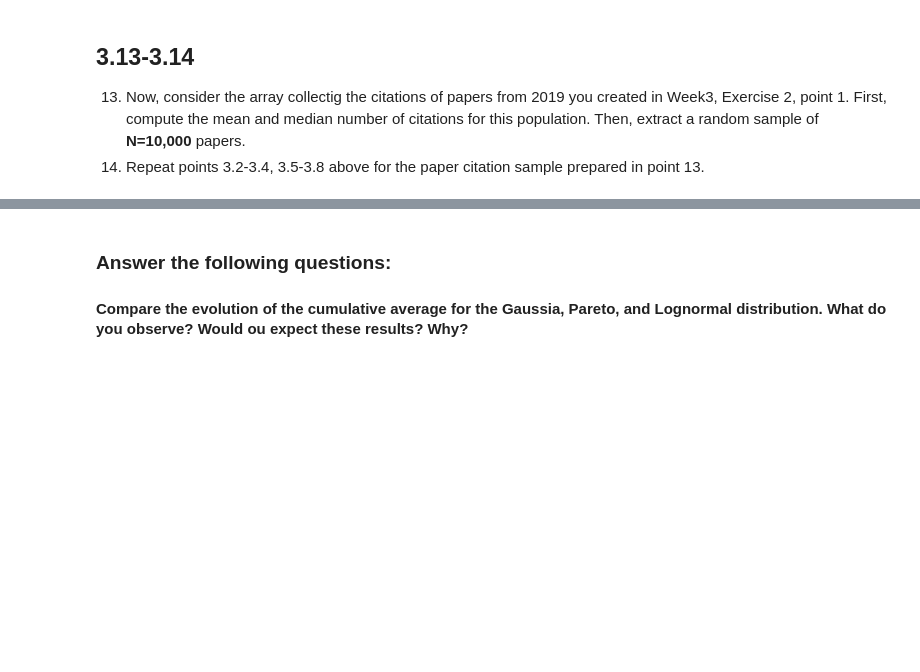
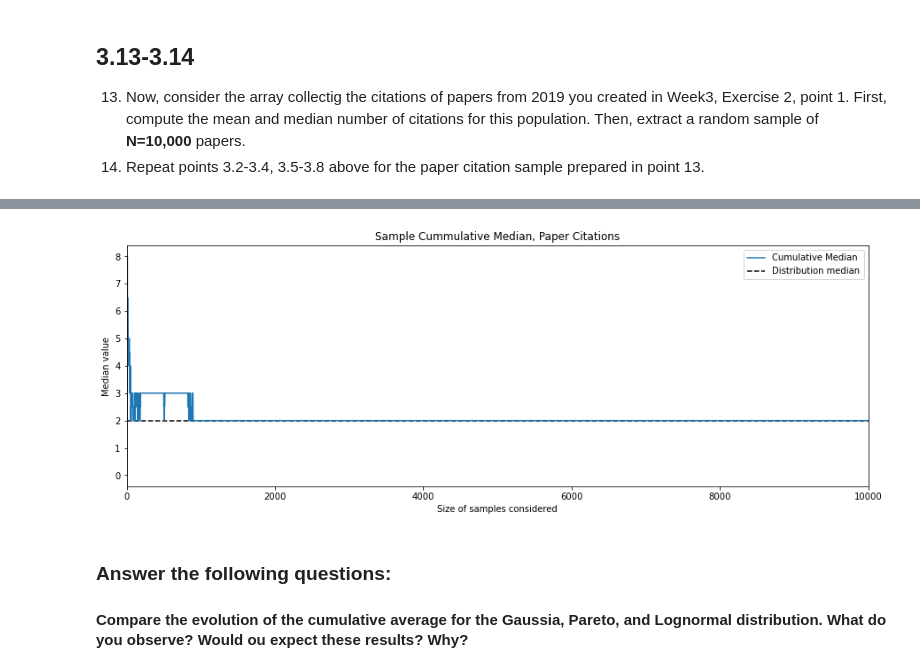
Before and after one commit to Rebekka-M/02467_CSS, a Jupyter notebook: Assignment_1.ipynb, the cells around one changed output, grey strips where cells are left out. Drawn from its saved outputs; the diff is of its cells as text; code cells hidden in the pictures; blank space fills up the shorter version.

```diff
--- a/Assignment_1.ipynb
+++ b/Assignment_1.ipynb
@@ -585,3 +654,18 @@ plt.show()
+# %%
+# plot cumulative media, and distribution median of paper citations
+
+fig, ax = plt.subplots(figsize = (15,5))
+ax.plot(np.arange(1,n+1), cum_median, label = "Cumulative Median")
+# ax.fill_between(np.arange(1,n+1), cum_median - 1.96*boot_median_se, cum_median + 1.96*boot_median_se, label = "Error bars", alpha=0.5)
+ax.hlines(y = distribution_median, xmin=0, xmax = n, colors = 'black', linestyle = 'dashed', label = "Distribution median")
+ax.set_title("Sample Cummulative Median, Paper Citations")
+ax.set_xlabel("Size of samples considered")
+ax.set_ylabel("Median value")
+ax.set_xlim(0,n)
+ax.legend()
+plt.show()
+# %% [output]
+[figure, added]
 # %% [markdown]
 ### Answer the following questions:
 #### Compare the evolution of the cumulative average for the Gaussia, Pareto, and Lognormal distribution. What do you observe? Would ou expect these results? Why?
```
Also changed, not shown: parts of 10 cells of this notebook.
